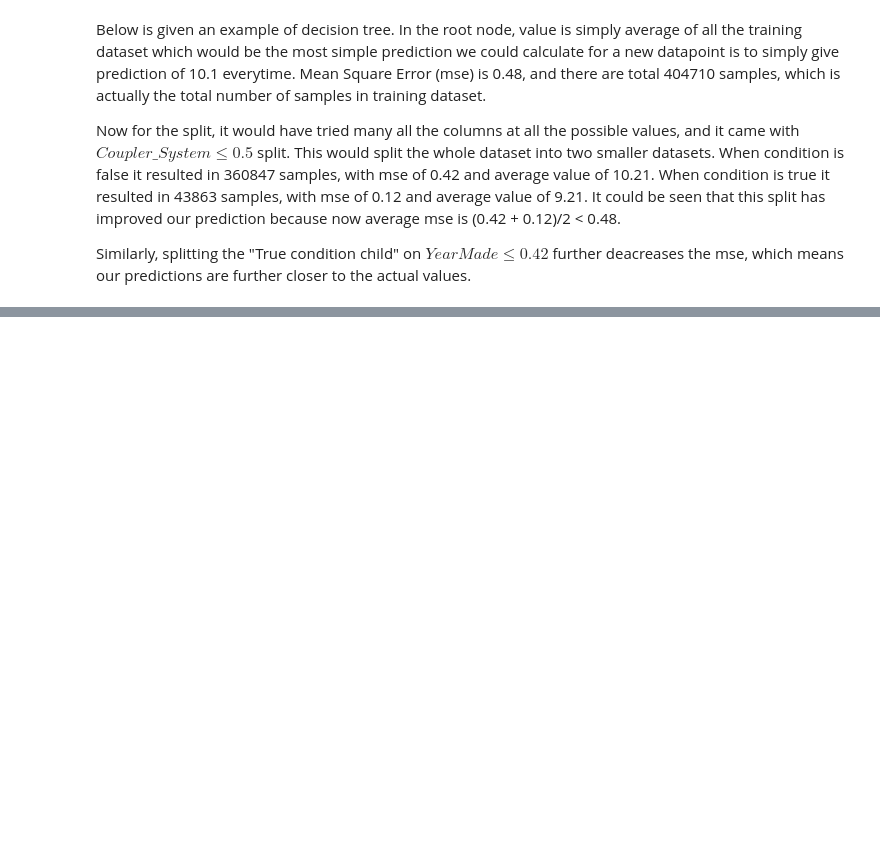
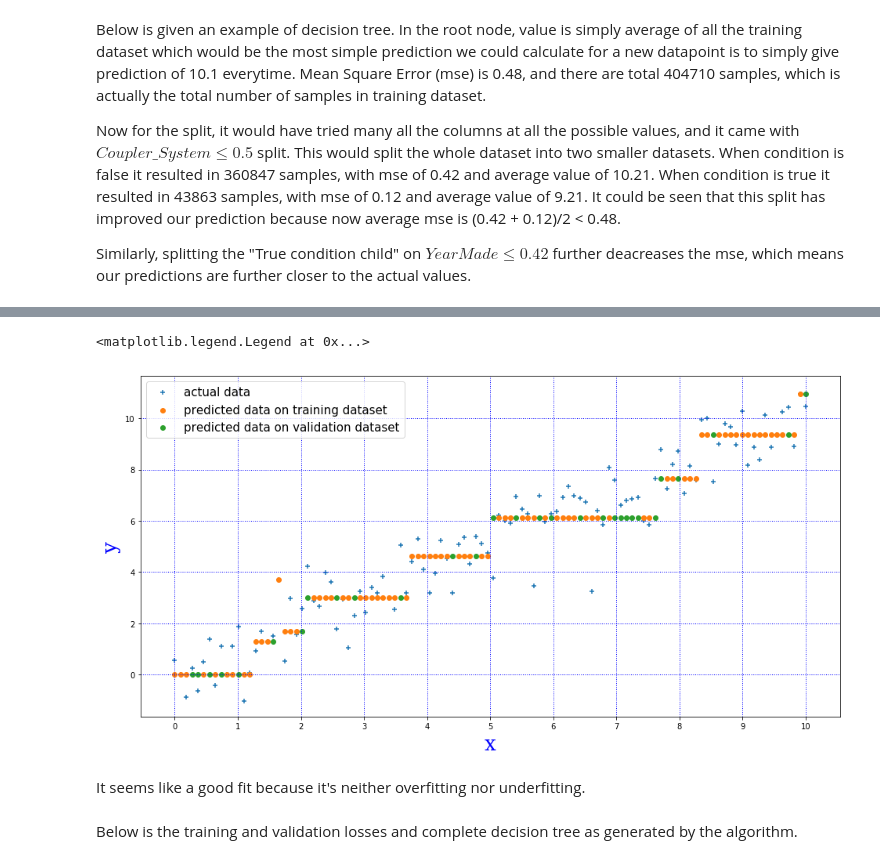
Before and after one commit to nitishsaDire/DLblog, a Jupyter notebook: _notebooks/2020-11-10-DLforCNN.ipynb, the cells around one changed output, grey strips where cells are left out. Cells and saved outputs as stored; diff of their text form; code cells hidden in the pictures; blank space fills up the shorter version.

```diff
--- a/_notebooks/2020-11-10-DLforCNN.ipynb
+++ b/_notebooks/2020-11-10-DLforCNN.ipynb
@@ -85,0 +164,19 @@ Overfitting will be when there are way too many splits such that in extreme case
+# %%
+m = DecisionTreeRegressor(max_leaf_nodes=10)
+
+m.fit(tr_x, tr_y);
+fig, ax = plt.subplots(figsize=(16,8))
+ax.scatter(x,y, marker='+', label='actual data')
+ax.scatter(tr_x, m.predict(tr_x), label='predicted data on training dataset')
+ax.scatter(val_x, m.predict(val_x), label='predicted data on validation dataset')
+
+ax.xaxis.set_major_locator(mpl.ticker.MultipleLocator(1))
+ax.grid(which='major', axis='both', linestyle=':', linewidth = 1, color='b')
+
+
+ax.set_xlabel("x", labelpad=5, fontsize=26, fontname='serif', color="blue")
+ax.set_ylabel("y", labelpad=5, fontsize=26, fontname='serif', color="blue")
+ax.legend(prop={"size":15})
+# %% [output]
+<matplotlib.legend.Legend at 0x...>
+[figure, added]
@@ -85,0 +190,4 @@ Overfitting will be when there are way too many splits such that in extreme case
+# %% [markdown]
+It seems like a good fit because it's neither overfitting nor underfitting.
+# %% [markdown]
+Below is the training and validation losses and complete decision tree as generated by the algorithm.
```
Also changed, not shown: parts of 13 cells of this notebook.
